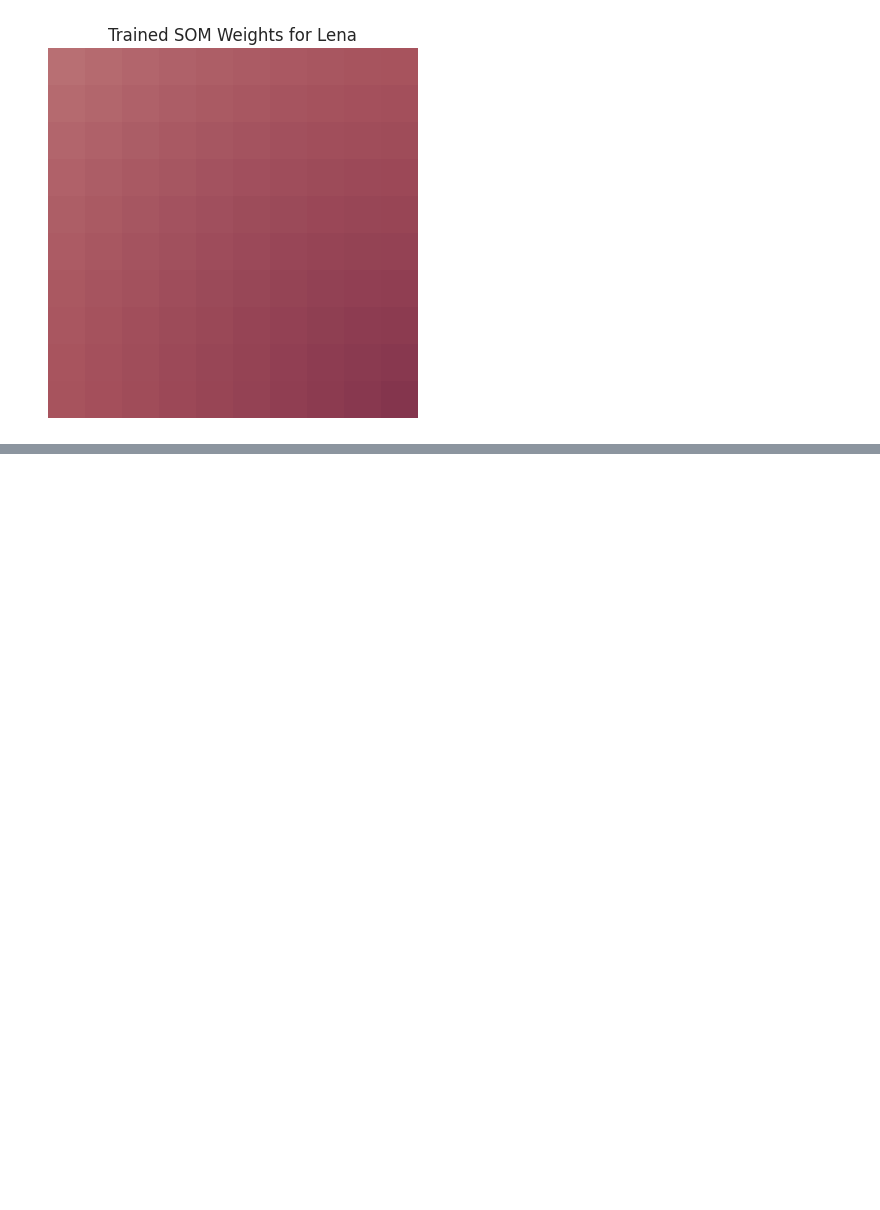
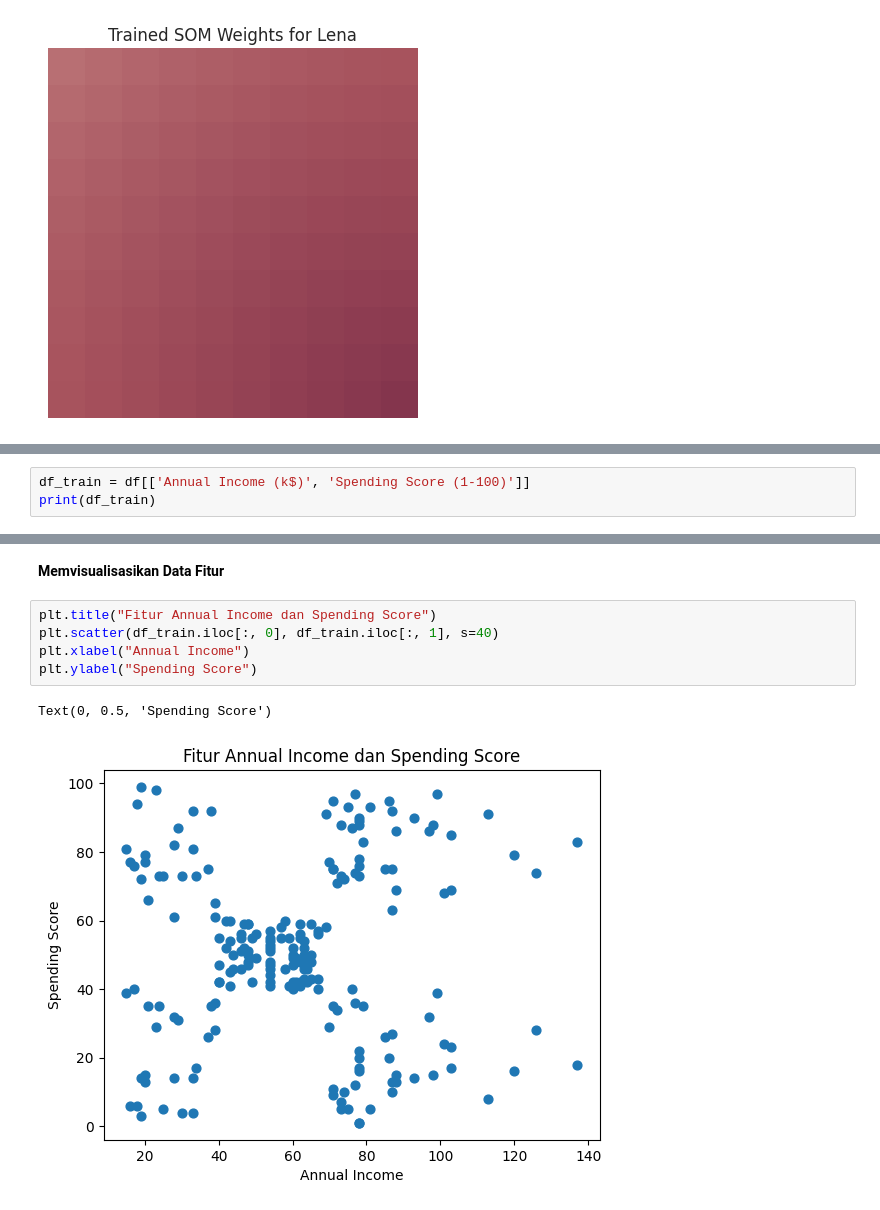
Before and after one commit to muhamadfarrelrizqullah/machinelearning_2023, a Jupyter notebook: Jobsheet7.ipynb, the cells around one changed output, grey strips where cells are left out. Cells and saved outputs as stored; diff of their text form; blank space fills up the shorter version.

```diff
--- a/Jobsheet7.ipynb
+++ b/Jobsheet7.ipynb
@@ -493,0 +547,3 @@ plt.show()
+# %%
+df_train = df[['Annual Income (k$)', 'Spending Score (1-100)']]
+print(df_train)
@@ -493,0 +565,10 @@ plt.show()
+# %% [markdown]
+**Memvisualisasikan Data Fitur**
+# %%
+plt.title("Fitur Annual Income dan Spending Score")
+plt.scatter(df_train.iloc[:, 0], df_train.iloc[:, 1], s=40)
+plt.xlabel("Annual Income")
+plt.ylabel("Spending Score")
+# %% [output]
+Text(0, 0.5, 'Spending Score')
+[figure, added]
```
Also changed, not shown: parts of 42 cells of this notebook.
